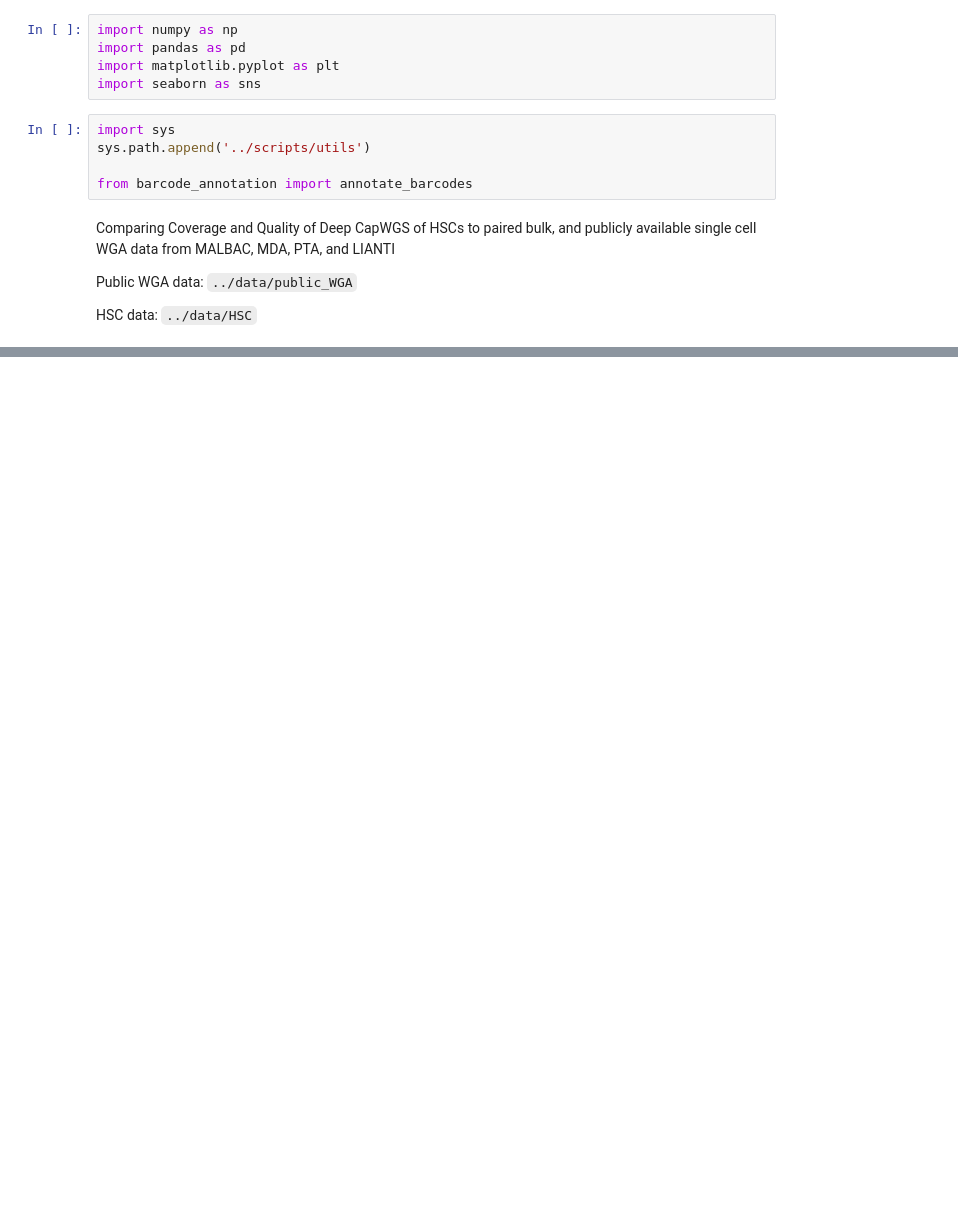
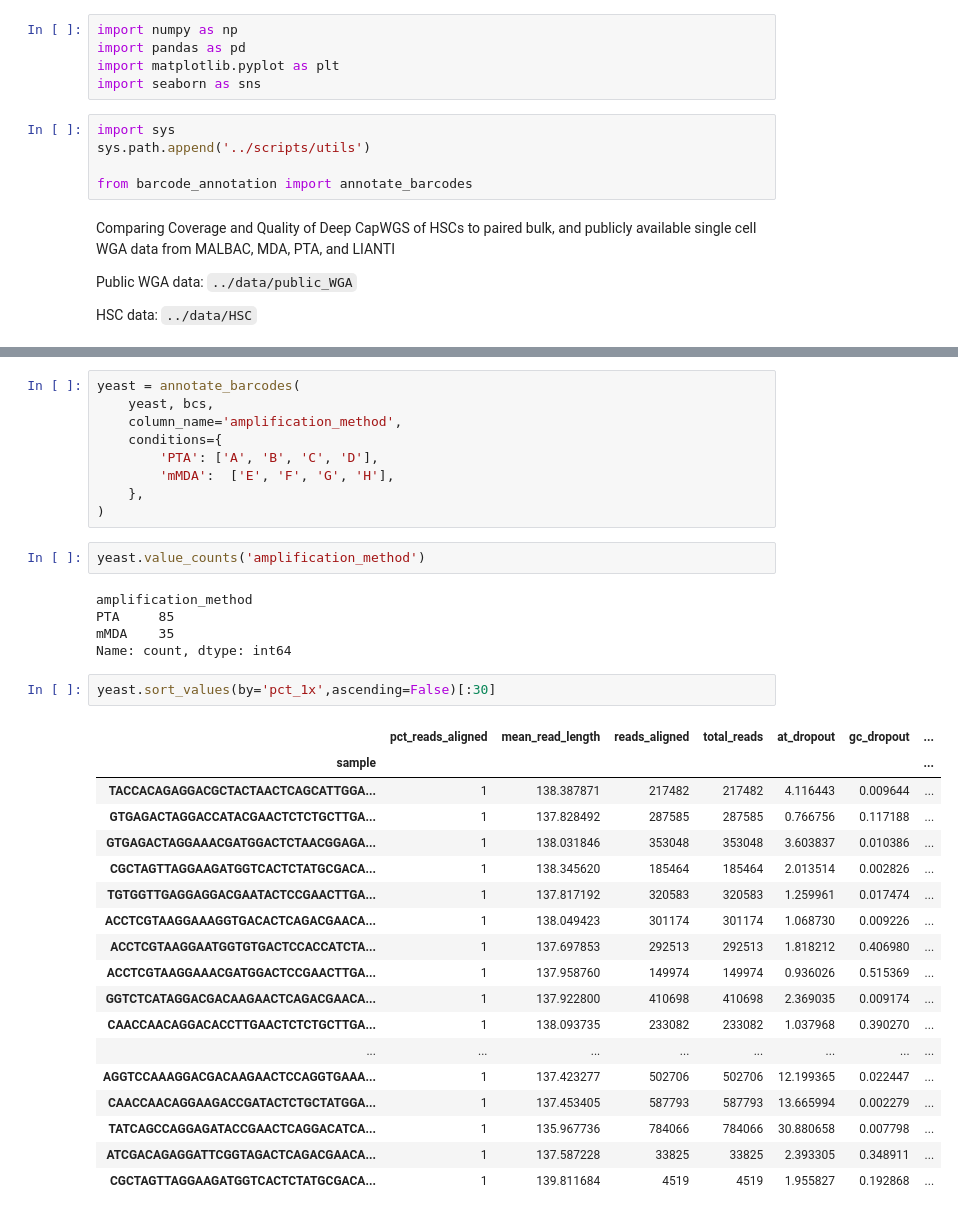
Before and after one commit to SrivatsanLab/SPC_genome, a Jupyter notebook: notebooks/benchmarking_coverage.ipynb, the cells around one changed output, grey strips where cells are left out. Saved outputs shown, nothing was run; the diff lists cells and outputs as text; blank space fills up the shorter version.

```diff
--- a/notebooks/benchmarking_coverage.ipynb
+++ b/notebooks/benchmarking_coverage.ipynb
@@ -56,0 +91,37 @@ yeast = annotate_barcodes(
+# %%
+yeast = annotate_barcodes(
+    yeast, bcs,
+    column_name='amplification_method',
+    conditions={
+        'PTA': ['A', 'B', 'C', 'D'],
+        'mMDA':  ['E', 'F', 'G', 'H'],
+    },
+)
+# %%
+yeast.value_counts('amplification_method')
+# %% [output]
+amplification_method
+PTA     85
+mMDA    35
+Name: count, dtype: int64
+# %%
+yeast.sort_values(by='pct_1x',ascending=False)[:30]
+# %% [output]
+|  | pct_reads_aligned | mean_read_length | reads_aligned | total_reads | at_dropout | gc_dropout | ... |
+| sample |  |  |  |  |  |  | ... |
+| TACCACAGAGGACGCTACTAACTCAGCATTGGA... | 1 | 138.387871 | 217482 | 217482 | 4.116443 | 0.009644 | ... |
+| GTGAGACTAGGACCATACGAACTCTCTGCTTGA... | 1 | 137.828492 | 287585 | 287585 | 0.766756 | 0.117188 | ... |
+| GTGAGACTAGGAAACGATGGACTCTAACGGAGA... | 1 | 138.031846 | 353048 | 353048 | 3.603837 | 0.010386 | ... |
+| CGCTAGTTAGGAAGATGGTCACTCTATGCGACA... | 1 | 138.345620 | 185464 | 185464 | 2.013514 | 0.002826 | ... |
+| TGTGGTTGAGGAGGACGAATACTCCGAACTTGA... | 1 | 137.817192 | 320583 | 320583 | 1.259961 | 0.017474 | ... |
+| ACCTCGTAAGGAAAGGTGACACTCAGACGAACA... | 1 | 138.049423 | 301174 | 301174 | 1.068730 | 0.009226 | ... |
+| ACCTCGTAAGGAATGGTGTGACTCCACCATCTA... | 1 | 137.697853 | 292513 | 292513 | 1.818212 | 0.406980 | ... |
+| ACCTCGTAAGGAAACGATGGACTCCGAACTTGA... | 1 | 137.958760 | 149974 | 149974 | 0.936026 | 0.515369 | ... |
+| GGTCTCATAGGACGACAAGAACTCAGACGAACA... | 1 | 137.922800 | 410698 | 410698 | 2.369035 | 0.009174 | ... |
+| CAACCAACAGGACACCTTGAACTCTCTGCTTGA... | 1 | 138.093735 | 233082 | 233082 | 1.037968 | 0.390270 | ... |
+| ... | ... | ... | ... | ... | ... | ... | ... |
+| AGGTCCAAAGGACGACAAGAACTCCAGGTGAAA... | 1 | 137.423277 | 502706 | 502706 | 12.199365 | 0.022447 | ... |
+| CAACCAACAGGAAGACCGATACTCTGCTATGGA... | 1 | 137.453405 | 587793 | 587793 | 13.665994 | 0.002279 | ... |
+| TATCAGCCAGGAGATACCGAACTCAGGACATCA... | 1 | 135.967736 | 784066 | 784066 | 30.880658 | 0.007798 | ... |
+| ATCGACAGAGGATTCGGTAGACTCAGACGAACA... | 1 | 137.587228 | 33825 | 33825 | 2.393305 | 0.348911 | ... |
+| CGCTAGTTAGGAAGATGGTCACTCTATGCGACA... | 1 | 139.811684 | 4519 | 4519 | 1.955827 | 0.192868 | ... |
```
Also changed, not shown: parts of 6 cells of this notebook, 3 other files.
